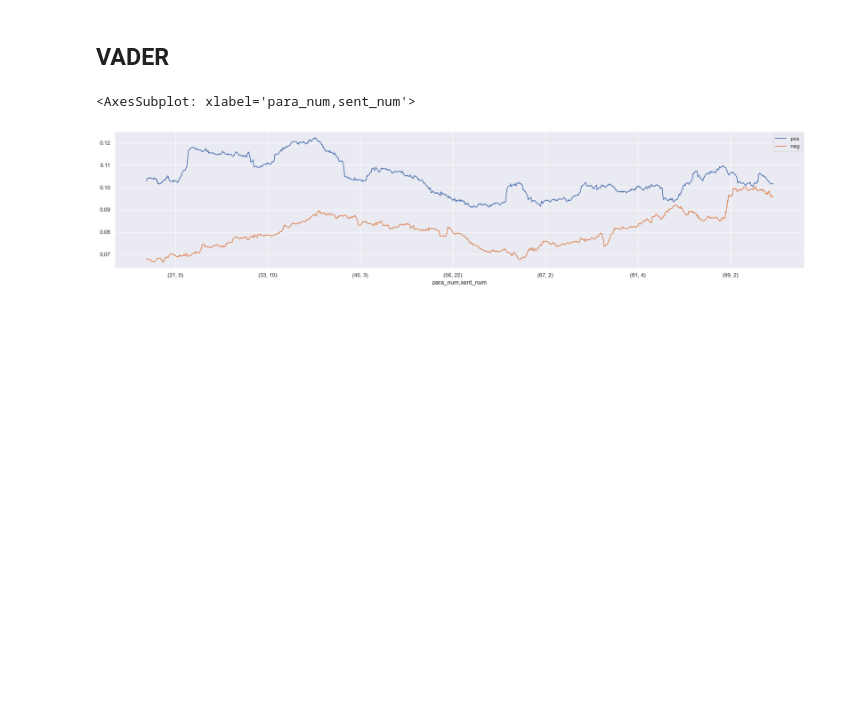
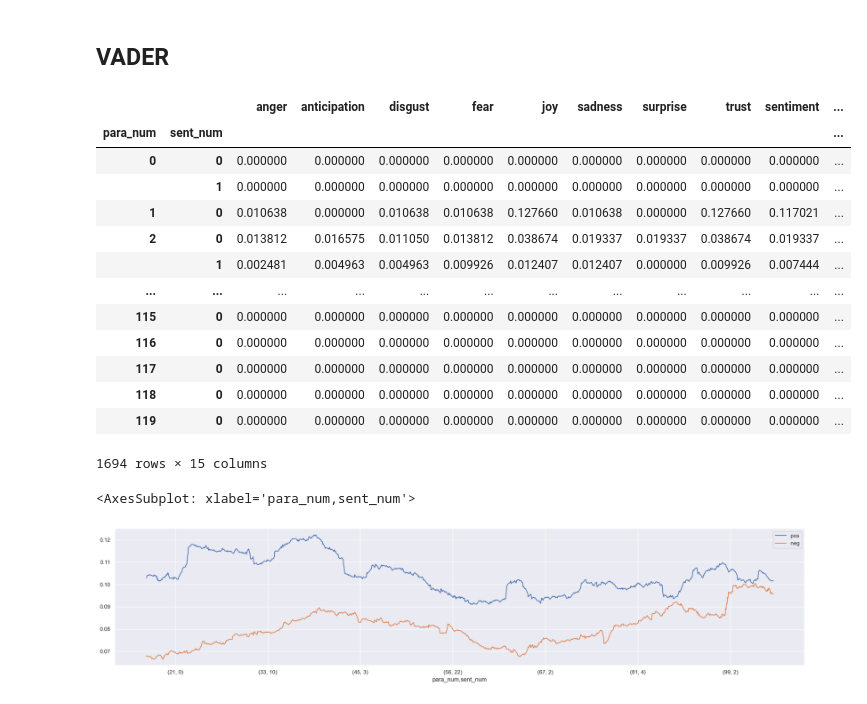
Before and after one commit to ontoligent/DS5001-2023-01-R, a Jupyter notebook: lessons/M10_SentimentAnalysis/M10_03_Novel.ipynb, the cells around one changed output. Cells and saved outputs as stored; diff of their text form; code cells hidden in the pictures; blank space fills up the shorter version.

```diff
--- a/lessons/M10_SentimentAnalysis/M10_03_Novel.ipynb
+++ b/lessons/M10_SentimentAnalysis/M10_03_Novel.ipynb
@@ -305,6 +305,23 @@ analyser = SentimentIntensityAnalyzer()
 # %%
 DRACULA_vader_cols = DRACULA_sents.sent_str.apply(analyser.polarity_scores).apply(lambda x: pd.Series(x))
 DRACULA_vader = pd.concat([DRACULA_sents, DRACULA_vader_cols], axis=1)
+# %%
+DRACULA_vader
+# %% [output]
+|  |  | anger | anticipation | disgust | fear | joy | sadness | surprise | trust | sentiment | ... |
+| para_num | sent_num |  |  |  |  |  |  |  |  |  | ... |
+| 0 | 0 | 0.000000 | 0.000000 | 0.000000 | 0.000000 | 0.000000 | 0.000000 | 0.000000 | 0.000000 | 0.000000 | ... |
+|  | 1 | 0.000000 | 0.000000 | 0.000000 | 0.000000 | 0.000000 | 0.000000 | 0.000000 | 0.000000 | 0.000000 | ... |
+| 1 | 0 | 0.010638 | 0.000000 | 0.010638 | 0.010638 | 0.127660 | 0.010638 | 0.000000 | 0.127660 | 0.117021 | ... |
+| 2 | 0 | 0.013812 | 0.016575 | 0.011050 | 0.013812 | 0.038674 | 0.019337 | 0.019337 | 0.038674 | 0.019337 | ... |
+|  | 1 | 0.002481 | 0.004963 | 0.004963 | 0.009926 | 0.012407 | 0.012407 | 0.000000 | 0.009926 | 0.007444 | ... |
+| ... | ... | ... | ... | ... | ... | ... | ... | ... | ... | ... | ... |
+| 115 | 0 | 0.000000 | 0.000000 | 0.000000 | 0.000000 | 0.000000 | 0.000000 | 0.000000 | 0.000000 | 0.000000 | ... |
+| 116 | 0 | 0.000000 | 0.000000 | 0.000000 | 0.000000 | 0.000000 | 0.000000 | 0.000000 | 0.000000 | 0.000000 | ... |
+| 117 | 0 | 0.000000 | 0.000000 | 0.000000 | 0.000000 | 0.000000 | 0.000000 | 0.000000 | 0.000000 | 0.000000 | ... |
+| 118 | 0 | 0.000000 | 0.000000 | 0.000000 | 0.000000 | 0.000000 | 0.000000 | 0.000000 | 0.000000 | 0.000000 | ... |
+| 119 | 0 | 0.000000 | 0.000000 | 0.000000 | 0.000000 | 0.000000 | 0.000000 | 0.000000 | 0.000000 | 0.000000 | ... |
+1694 rows × 15 columns
 # %%
 # DRACULA_vader.head()
 # %%
```
Also changed, not shown: parts of 2 cells of this notebook, 3 other files.
